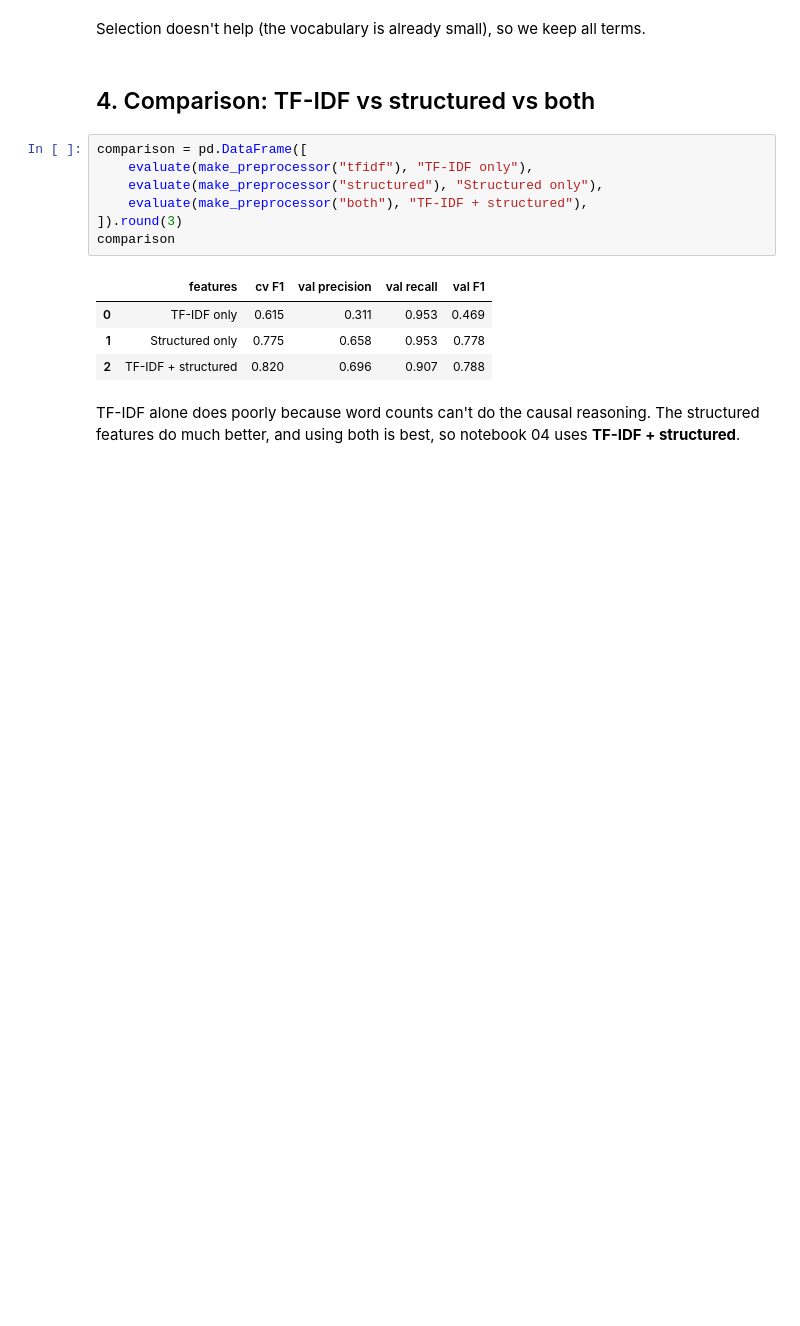
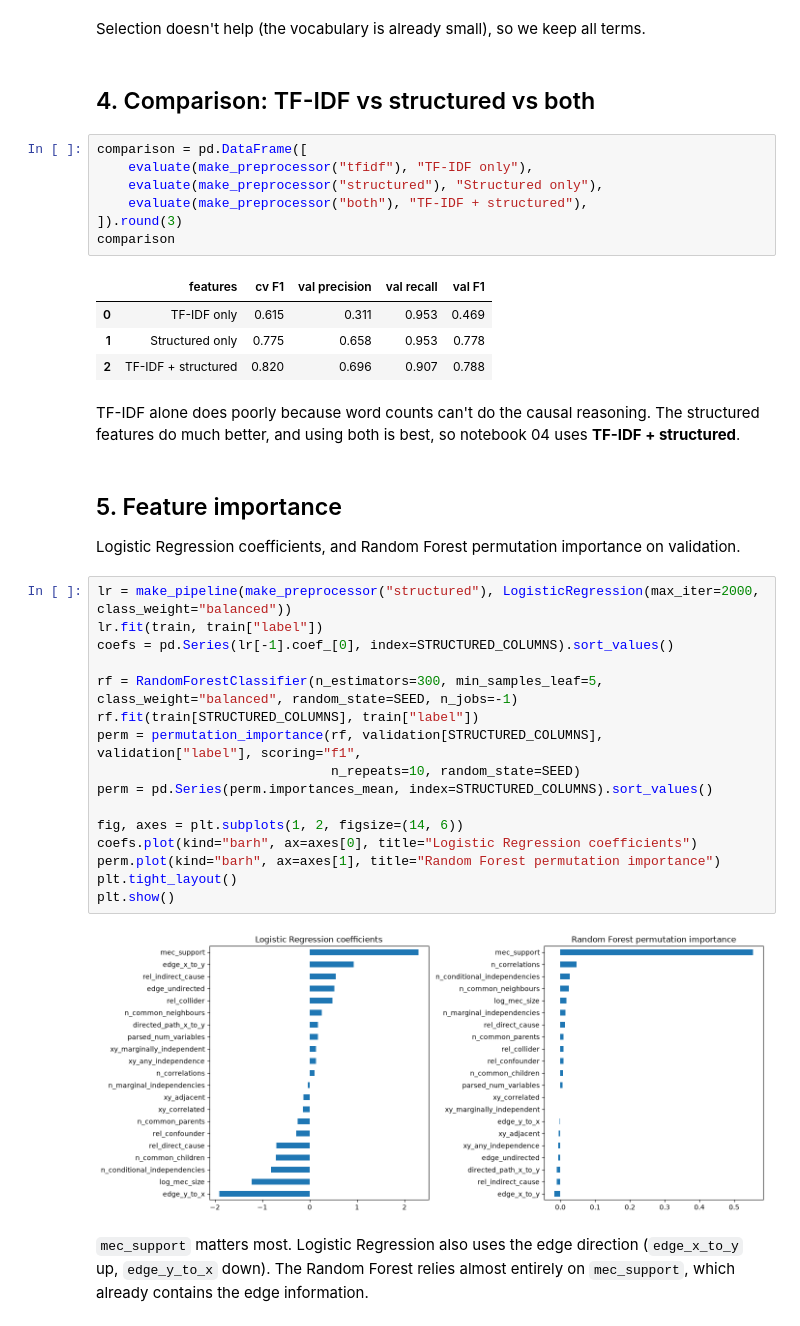
Before and after one commit to Jag2007/AI_ML_Project, a Jupyter notebook: notebooks/03_feature_engineering.ipynb, the cells around one changed output. Saved outputs shown, nothing was run; the diff lists cells and outputs as text; blank space fills up the shorter version.

Commit message:
add feature importance plots

```diff
--- a/notebooks/03_feature_engineering.ipynb
+++ b/notebooks/03_feature_engineering.ipynb
@@ -135,3 +135,27 @@ comparison
 # %% [markdown]
 TF-IDF alone does poorly because word counts can't do the causal reasoning. The structured features do much better,
 and using both is best, so notebook 04 uses **TF-IDF + structured**.
+# %% [markdown]
+## 5. Feature importance
+Logistic Regression coefficients, and Random Forest permutation importance on validation.
+# %%
+lr = make_pipeline(make_preprocessor("structured"), LogisticRegression(max_iter=2000, class_weight="balanced"))
+lr.fit(train, train["label"])
+coefs = pd.Series(lr[-1].coef_[0], index=STRUCTURED_COLUMNS).sort_values()
+
+rf = RandomForestClassifier(n_estimators=300, min_samples_leaf=5, class_weight="balanced", random_state=SEED, n_jobs=-1)
+rf.fit(train[STRUCTURED_COLUMNS], train["label"])
+perm = permutation_importance(rf, validation[STRUCTURED_COLUMNS], validation["label"], scoring="f1",
+                              n_repeats=10, random_state=SEED)
+perm = pd.Series(perm.importances_mean, index=STRUCTURED_COLUMNS).sort_values()
+
+fig, axes = plt.subplots(1, 2, figsize=(14, 6))
+coefs.plot(kind="barh", ax=axes[0], title="Logistic Regression coefficients")
+perm.plot(kind="barh", ax=axes[1], title="Random Forest permutation importance")
+plt.tight_layout()
+plt.show()
+# %% [output]
+[figure, added]
+# %% [markdown]
+`mec_support` matters most. Logistic Regression also uses the edge direction (`edge_x_to_y` up, `edge_y_to_x` down).
+The Random Forest relies almost entirely on `mec_support`, which already contains the edge information.
```
